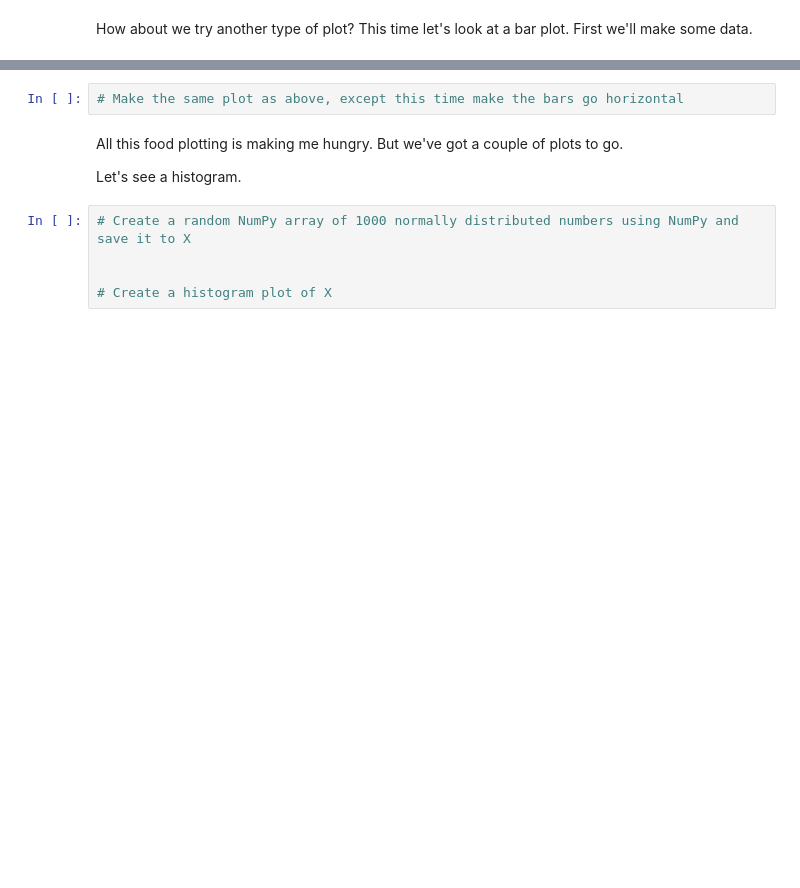
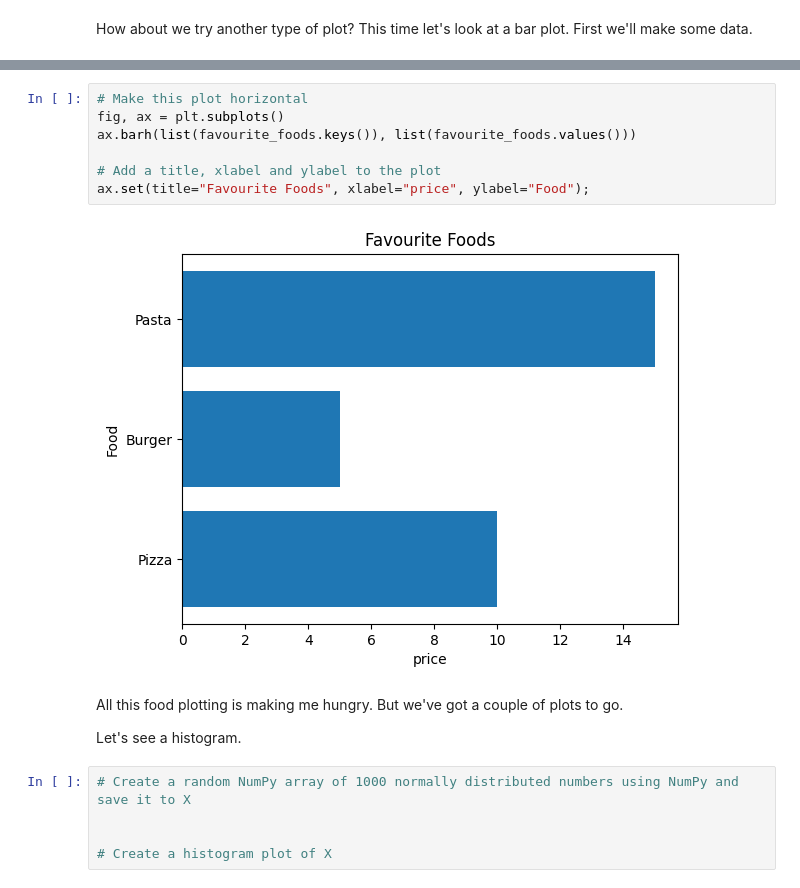
Before and after one commit to suniltadepalli/matplotlib, a Jupyter notebook: matplotlib-exercises.ipynb, the cells around one changed output, grey strips where cells are left out. Cells and saved outputs as stored; diff of their text form; blank space fills up the shorter version.

```diff
--- a/matplotlib-exercises.ipynb
+++ b/matplotlib-exercises.ipynb
@@ -130,5 +139,12 @@ How about we try another type of plot? This time let's look at a bar plot. First
-# %%
-# Make the same plot as above, except this time make the bars go horizontal
+# %%
+# Make this plot horizontal
+fig, ax = plt.subplots()
+ax.barh(list(favourite_foods.keys()), list(favourite_foods.values()))
+
+# Add a title, xlabel and ylabel to the plot
+ax.set(title="Favourite Foods", xlabel="price", ylabel="Food");
+# %% [output]
+[figure, added]
 # %% [markdown]
 All this food plotting is making me hungry. But we've got a couple of plots to go.
 
```
Also changed, not shown: parts of 3 cells of this notebook.
